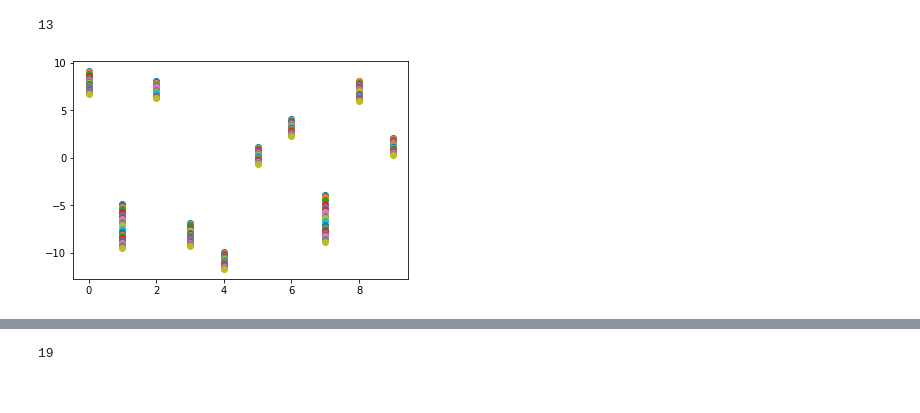
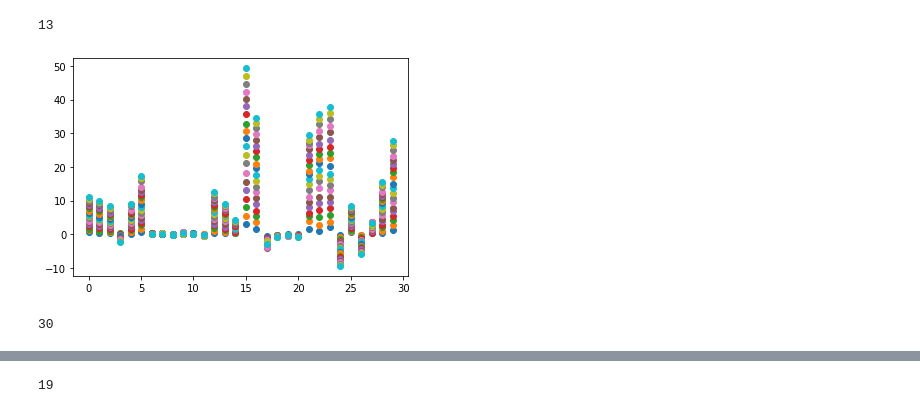
Before and after one commit to camillebesnainou/2022-01-10-polychrony, a Jupyter notebook: 2022-03-02-herewegoagain.ipynb, the cells around one changed output, grey strips where cells are left out. Cells and saved outputs as stored; diff of their text form; code cells hidden in the pictures.

```diff
--- a/2022-03-02-herewegoagain.ipynb
+++ b/2022-03-02-herewegoagain.ipynb
@@ -421,0 +1552,4 @@ e_out, naps, e_spike = neural_network(e_in, np.random.randint(-10,10,Ni*Nj))
+# %%
+plt.figure(figsize = (10,4))
+for i in delta_e_true[N_epoch-1]:
+    plt.scatter(i[0], i[1], marker = '|')
@@ -421,0 +1631,15 @@ e_out, naps, e_spike = neural_network(e_in, np.random.randint(-10,10,Ni*Nj))
+# %%
+delay_learn={}
+adress = {}
+
+for c in range(Ni):
+    print('SEQ', c)
+    N = neuron_tanh(nb_syn[c], tau, B)
+    for epoch in range(N_epoch):
+        print('N_epoch : ', epoch)
+        for i in range(3000):
+            N.learn(activity[epoch][c]);
+        if epoch == 0  or epoch == N_epoch-1 :
+            plt.scatter(N.delays, w_adress_[c], marker = '|');
+            plt.show()
+    delay_learn[c]=(N.delays)
@@ -503,2 +1751,0 @@ def learn_weight (Ni, n_pattern, duration, nn_j, i_syn):
-# %%
-delta_e_out, delta_e_true, delta_e_in, delta_w, naps_w, e_out_end, naps_end, e_spike_end, delta_w_mean = learn_weight (Ni, n_pattern, duration, nn_j, i_syn)
@@ -582,2 +1812,0 @@ def quick_generator(Ni, Nj, n_pattern, i_indices, i_temps):
-# %%
-s, syn, a_spike, b_spike, c_spike, e_in, e_true = quick_generator(Ni, Nj, n_pattern)
@@ -1088,10 +2318,14 @@ len(delta_e_true[19])
 # %% [output]
 13
 # %%
-for i in range(len(naps_w)):
-    plt.scatter(range(len(naps_w[i])), list(naps_w[i]))
+for i in range(len(delta_w)):
+    plt.scatter(range(len(delta_w[i][0])), list(delta_w[i]))
 # %% [output]
-[figure, old version]
+[figure, new version]
+# %%
+len(delta_w[1][0][0])
+# %% [output]
+30
 # %%
 plt.figure(figsize=(10,4))
 for i in delta_e_in[16]:
```
Also changed, not shown: parts of 107 cells of this notebook.
